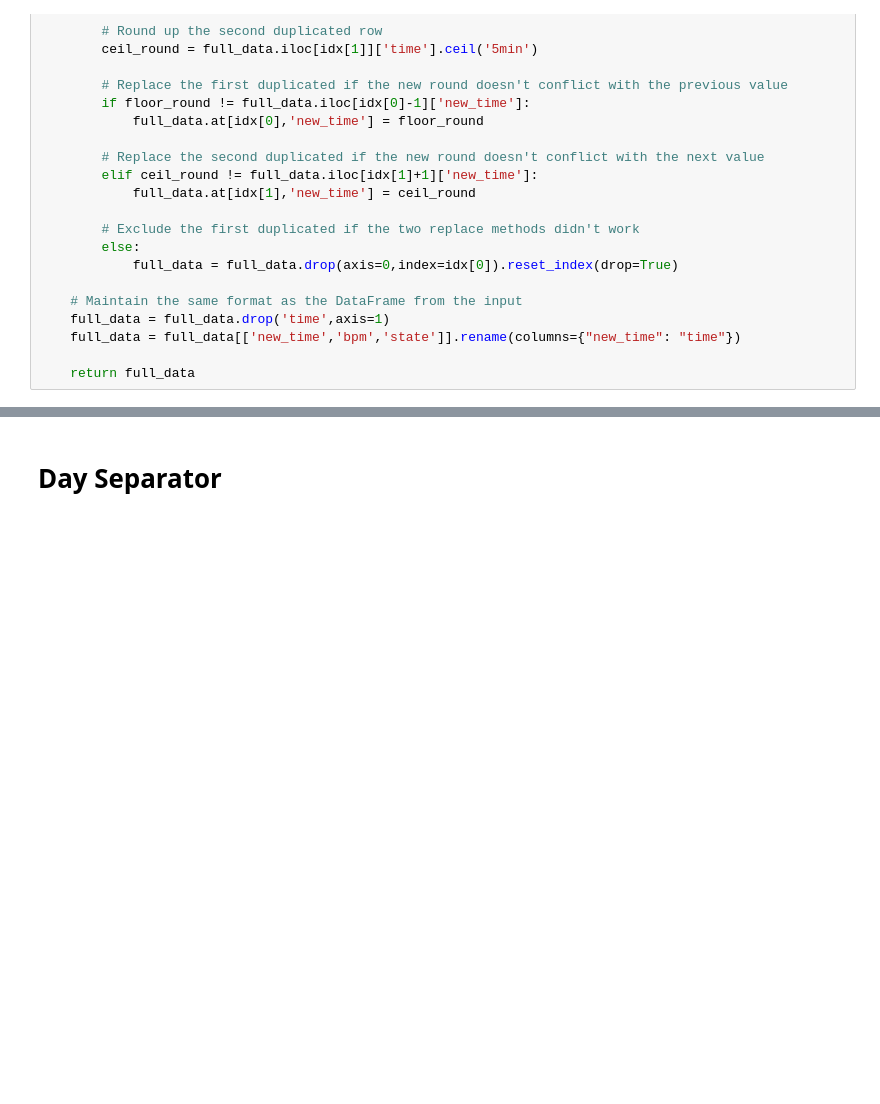
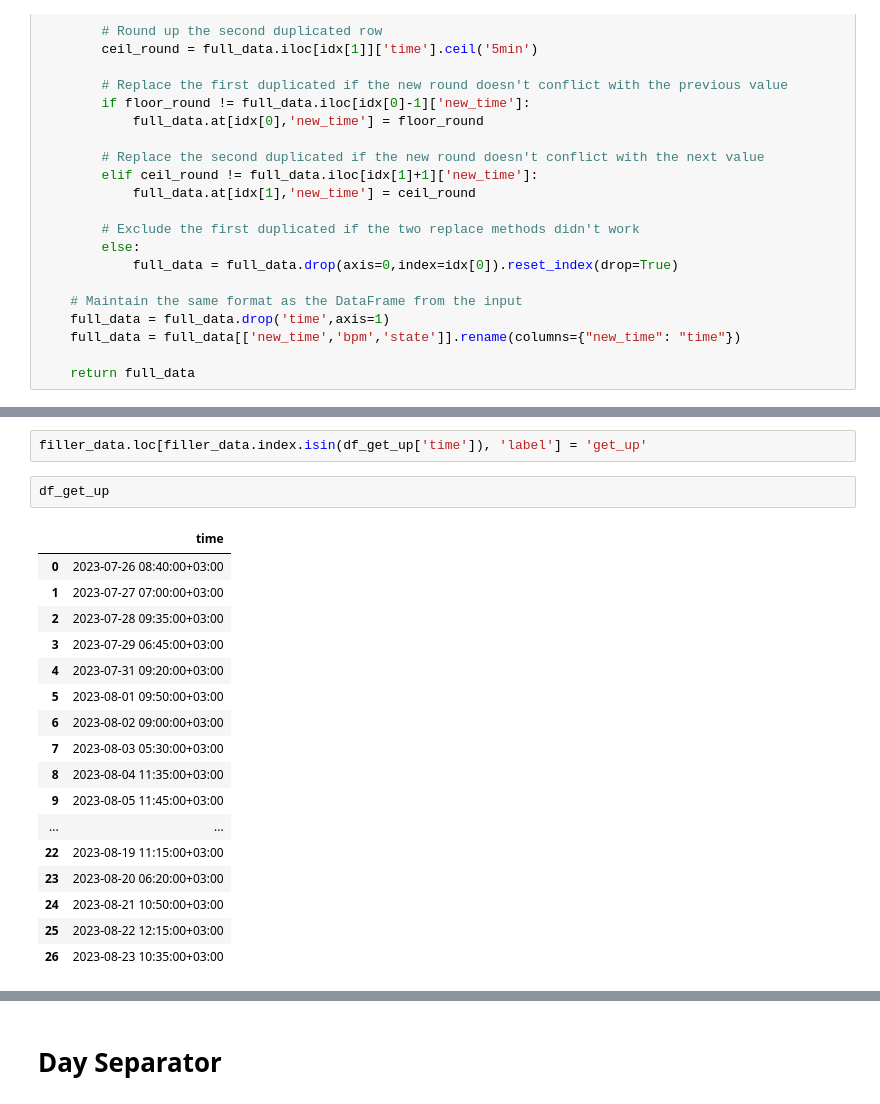
Before and after one commit to DiassIgor/sleeping-mask, a Jupyter notebook: data_preprocessing.ipynb, the cells around one changed output, grey strips where cells are left out. Cells and saved outputs as stored; diff of their text form; blank space fills up the shorter version.

```diff
--- a/data_preprocessing.ipynb
+++ b/data_preprocessing.ipynb
@@ -351,0 +416,22 @@ def gap_filler(full_data, start,end):
+# %%
+filler_data.loc[filler_data.index.isin(df_get_up['time']), 'label'] = 'get_up'
+# %%
+df_get_up
+# %% [output]
+|  | time |
+| 0 | 2023-07-26 08:40:00+03:00 |
+| 1 | 2023-07-27 07:00:00+03:00 |
+| 2 | 2023-07-28 09:35:00+03:00 |
+| 3 | 2023-07-29 06:45:00+03:00 |
+| 4 | 2023-07-31 09:20:00+03:00 |
+| 5 | 2023-08-01 09:50:00+03:00 |
+| 6 | 2023-08-02 09:00:00+03:00 |
+| 7 | 2023-08-03 05:30:00+03:00 |
+| 8 | 2023-08-04 11:35:00+03:00 |
+| 9 | 2023-08-05 11:45:00+03:00 |
+| ... | ... |
+| 22 | 2023-08-19 11:15:00+03:00 |
+| 23 | 2023-08-20 06:20:00+03:00 |
+| 24 | 2023-08-21 10:50:00+03:00 |
+| 25 | 2023-08-22 12:15:00+03:00 |
+| 26 | 2023-08-23 10:35:00+03:00 |
```
Also changed, not shown: parts of 29 cells of this notebook.
